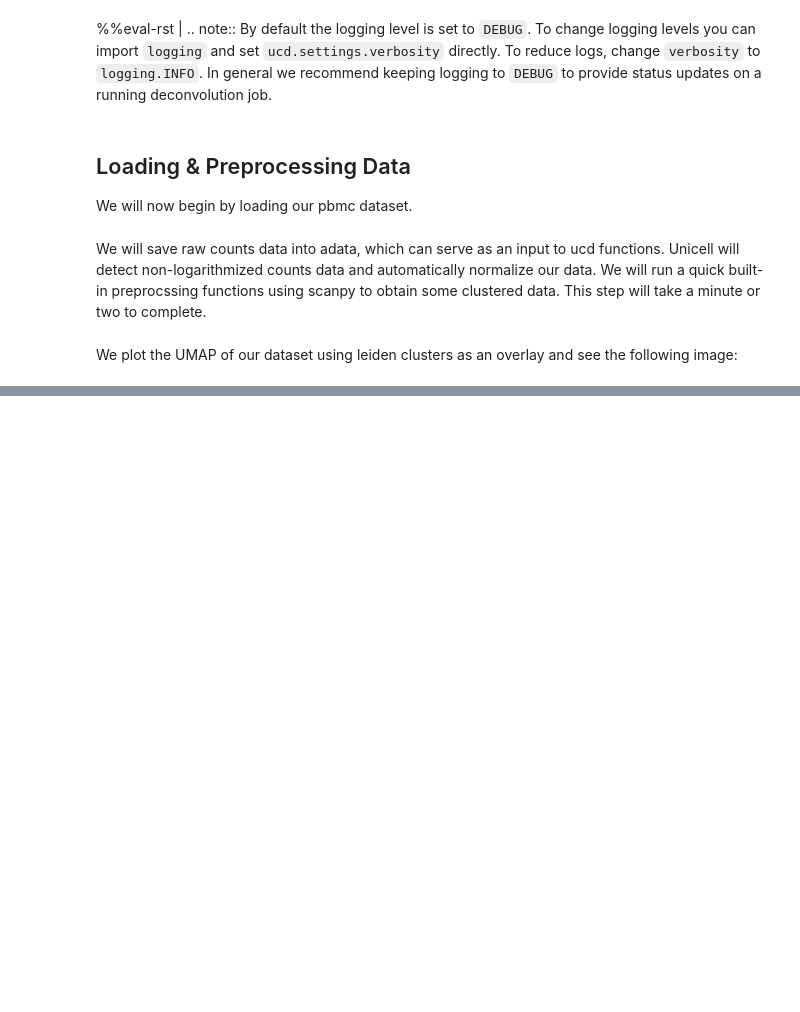
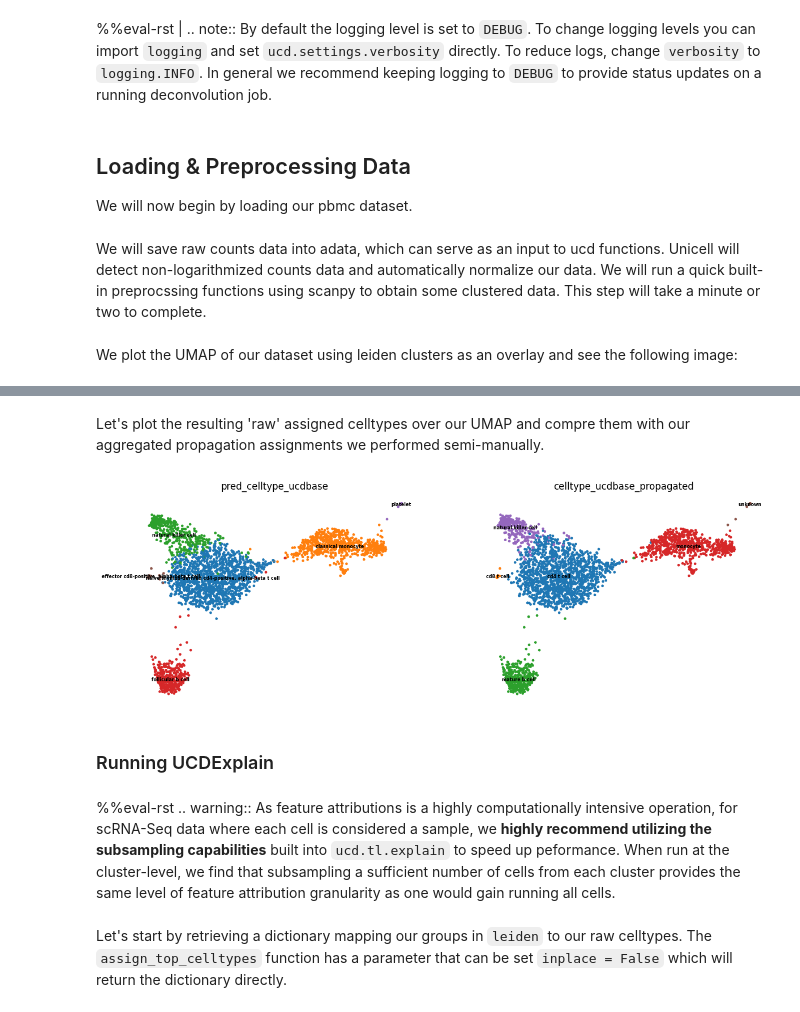
Before and after one commit to dchary/ucdeconvolve, a Jupyter notebook: docs/notebooks/single_cell_example.ipynb, the cells around one changed output, grey strips where cells are left out. Saved outputs shown, nothing was run; the diff lists cells and outputs as text; code cells hidden in the pictures; blank space fills up the shorter version.

```diff
--- a/docs/notebooks/single_cell_example.ipynb
+++ b/docs/notebooks/single_cell_example.ipynb
@@ -58,0 +125,21 @@ ucd.tl.base(adata)
+# %% [markdown]
+Let's plot the resulting 'raw' assigned celltypes over our UMAP and compre them
+with our aggregated propagation assignments we performed semi-manually.
+# %%
+sc.pl.umap(adata, color = ["pred_celltype_ucdbase", "celltype_ucdbase_propagated"],
+           legend_loc = 'on data', legend_fontsize = 'xx-small', frameon = False)
+# %% [output]
+[figure, added]
+# %% [markdown]
+### Running UCDExplain
+# %% [markdown]
+%%eval-rst
+.. warning::
+   As feature attributions is a highly computationally intensive operation, for scRNA-Seq data where each cell
+   is considered a sample, we **highly recommend utilizing the subsampling capabilities** built into ``ucd.tl.explain``
+   to speed up peformance. When run at the cluster-level, we find that subsampling a sufficient number of cells from
+   each cluster provides the same level of feature attribution granularity as one would gain running all cells.
+# %% [markdown]
+Let's start by retrieving a dictionary mapping our groups in ``leiden`` to our
+raw celltypes. The ``assign_top_celltypes`` function has a parameter that can be
+set ``inplace = False`` which will return the dictionary directly.
```
Also changed, not shown: parts of 19 cells of this notebook, 4 other files.
